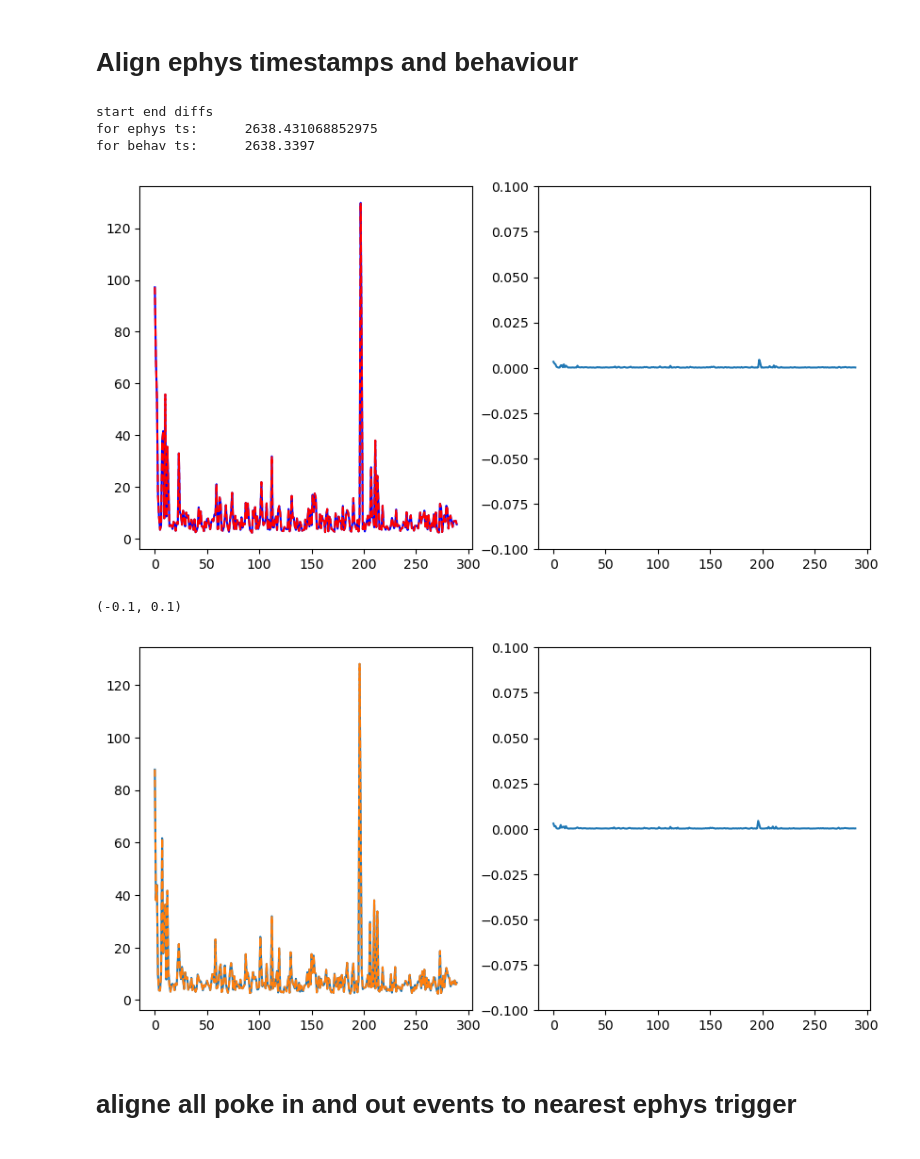
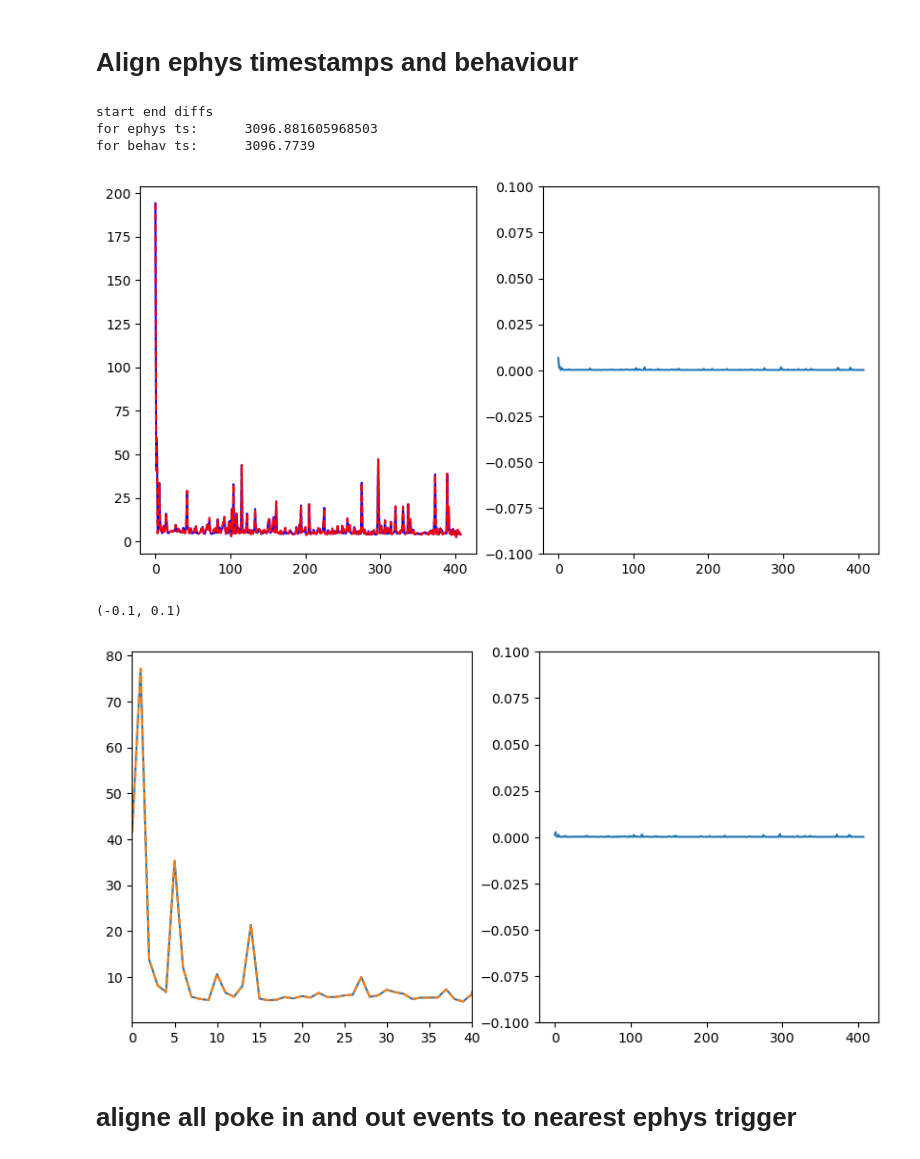
Before and after one commit to SainsburyWellcomeCentre/sequences_neuropixel_preprocess, a Jupyter notebook: 6_align_data.ipynb, the cells around one changed output. Cells and saved outputs as stored; diff of their text form; code cells hidden in the pictures.

```diff
--- a/6_align_data.ipynb
+++ b/6_align_data.ipynb
@@ -302,7 +301,7 @@ probeA_callosum_dist_from_tip = np.mean(probeA_callosum_dist_from_tip)
 
 
 ###### APRIXIMATION BECAUSE I DONT YET HAVE THE HISTOLOGY - REDO THESE!
-probeA_callosum_dist_from_tip = (max(good_df_A.cluster_depth) - min(good_df_A.cluster_depth)) * 0.7
+probeA_callosum_dist_from_tip = min(good_df_A.cluster_depth)+ ((max(good_df_A.cluster_depth) - min(good_df_A.cluster_depth)) * 0.7)
 #######################################################################
 
 
@@ -537,3 +537,8 @@ postsleep_barcode_index = consecutive_chunks[-1][0]
+# %%
+
+behaviour_barcode_index = consecutive_chunks[0][-1]
+presleep_barcode_index = consecutive_chunks[0][0]
+postsleep_barcode_index = 700
 # %% [markdown]
 # load behaviour and check alignment
 # %%
@@ -549,17 +554,24 @@ Z:\projects\sequence_squad\revision_data\organised_data\animals\\seq052_implant1
 # %%
-## plot the timestamps (difffernces) to see if they overlay perfectly
+# plot the timestamps (difffernces) to see if they overlay perfectly
 
-## adjust as needed
-for manual_offset in range(0,100):
+
+if mir == 'seq052_1_6':
+    manual_offset =7
     NIDAQ_ts_diff = np.diff(Bpod_NIDAQ_TTLS['global_timestamp'][behaviour_barcode_index+manual_offset:postsleep_barcode_index])
-    behaviour_ts_diff = np.diff(all_timestamps)
-    if np.max(NIDAQ_ts_diff[1:len(all_timestamps)] - behaviour_ts_diff) < 0.1:
-        print(manual_offset)
-        break
+    NIDAQ_ts_diff = list(NIDAQ_ts_diff[0:286]) + list(NIDAQ_ts_diff[288:370]) + list(NIDAQ_ts_diff[372::])
 
-# manual_offset =13
+else:
+    ## adjust as needed
+    for manual_offset in range(0,100):
+        NIDAQ_ts_diff = np.diff(Bpod_NIDAQ_TTLS['global_timestamp'][behaviour_barcode_index+manual_offset:postsleep_barcode_index])
 
-NIDAQ_ts_diff = np.diff(Bpod_NIDAQ_TTLS['global_timestamp'][behaviour_barcode_index+manual_offset:postsleep_barcode_index])
+        behaviour_ts_diff = np.diff(all_timestamps)
+        if np.max(NIDAQ_ts_diff[1:len(all_timestamps)] - behaviour_ts_diff) < 0.1:
+            print(manual_offset)
+            break
+
+
+# NIDAQ_ts_diff = np.diff(Bpod_NIDAQ_TTLS['global_timestamp'][behaviour_barcode_index+manual_offset:postsleep_barcode_index])
 behaviour_ts_diff = np.diff(all_timestamps)
 
 
@@ -584,6 +596,11 @@ behav_NIDAQ_events = Bpod_NIDAQ_TTLS[behaviour_barcode_index+manual_offset:posts
 all_NIDAQ_TS = behav_NIDAQ_events['global_timestamp'].values
 
 all_states = np.array(behav_NIDAQ_events['state'])
+
+if mir == 'seq052_1_6':
+    all_NIDAQ_TS = np.array(list(all_NIDAQ_TS[0:286]) + list(all_NIDAQ_TS[288:370]) + list(all_NIDAQ_TS[372::]))
+    all_states = np.array(list(all_states[0:286]) + list(all_states[288:370]) + list(all_states[372::]))
+
 up_ticks_inds = np.where(all_states == 1)
 down_ticks_inds = np.where(all_states == 0)
 
@@ -608,25 +625,25 @@ print('for ephys ts:      '+ str(aligned_trial_starts_ephys_TS[-1] - aligned_tri
 print('for behav ts:      ' + str(trial_start_TS[-1] -  trial_start_TS[0]))
 # %% [output]
 start end diffs
-for ephys ts:      2638.431068852975
-for behav ts:      2638.3397
+for ephys ts:      3096.881605968503
+for behav ts:      3096.7739
-[figure, old version]
+[figure, new version]
 # %%
 ## up ticks - first poke - alignment
 fig, [ax,ax1] = plt.subplots(1, 2, figsize=(10, 5))
 
 aligned_first_poke_ephys_TS = all_NIDAQ_TS[down_ticks_inds][1:len(first_poke_TS)+1]
 
 ax.plot(np.diff(aligned_first_poke_ephys_TS))
 ax.plot(np.diff(first_poke_TS),'--')
 # plt.xlim([380, 415])
-# plt.xlim([0, 40])
+ax.set_xlim([0, 40])
 
 ax1.plot(np.diff(aligned_first_poke_ephys_TS)-np.diff(first_poke_TS))
 ax1.set_ylim([-0.1, 0.1])
 # %% [output]
 (-0.1, 0.1)
-[figure, old version]
+[figure, new version]
 # %% [markdown]
 # aligne all poke in and out events to nearest ephys trigger
 # %%
```
Also changed, not shown: parts of 28 cells of this notebook, 1 other file.
